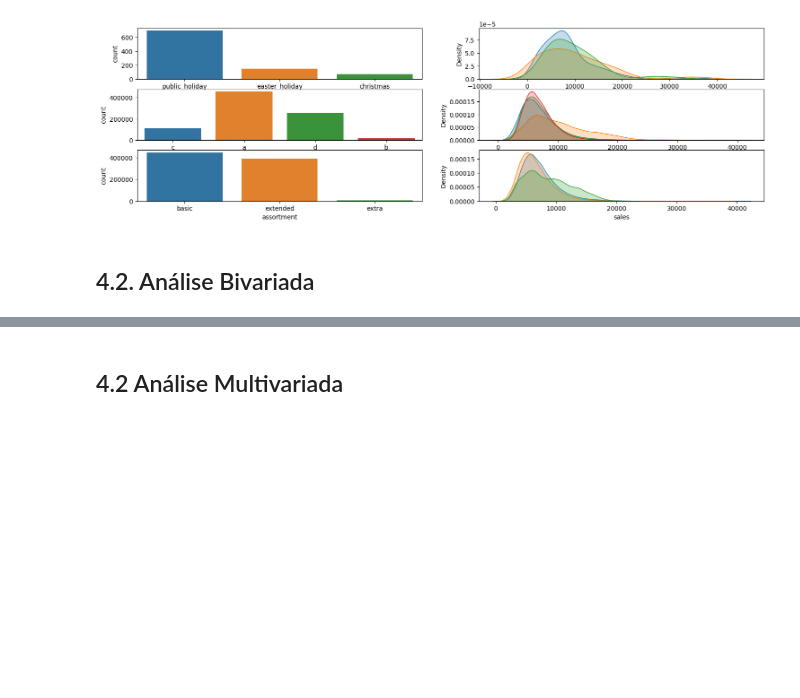
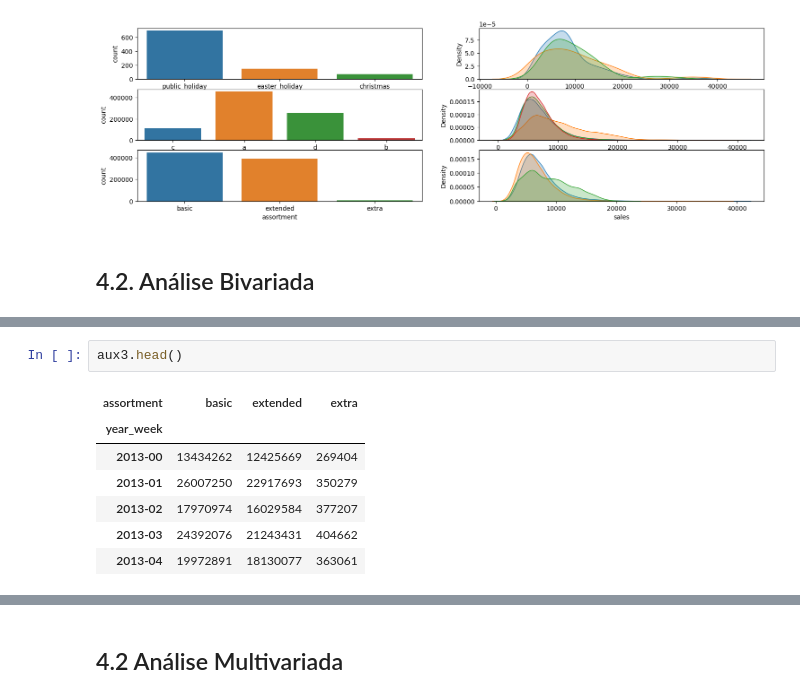
Before and after one commit to ezequielpf/rossmann_sales_prediction, a Jupyter notebook: notebooks/store_sales_predict.ipynb, the cells around one changed output, grey strips where cells are left out. Cells and saved outputs as stored; diff of their text form; blank space fills up the shorter version.

```diff
--- a/notebooks/store_sales_predict.ipynb
+++ b/notebooks/store_sales_predict.ipynb
@@ -441,0 +468,10 @@ sns.kdeplot(df4[df4['assortment'] == 'extra']['sales'], label='extra', fill=True
+# %%
+aux3.head()
+# %% [output]
+| assortment | basic | extended | extra |
+| year_week |  |  |  |
+| 2013-00 | 13434262 | 12425669 | 269404 |
+| 2013-01 | 26007250 | 22917693 | 350279 |
+| 2013-02 | 17970974 | 16029584 | 377207 |
+| 2013-03 | 24392076 | 21243431 | 404662 |
+| 2013-04 | 19972891 | 18130077 | 363061 |
```
Also changed, not shown: parts of 9 cells of this notebook.
